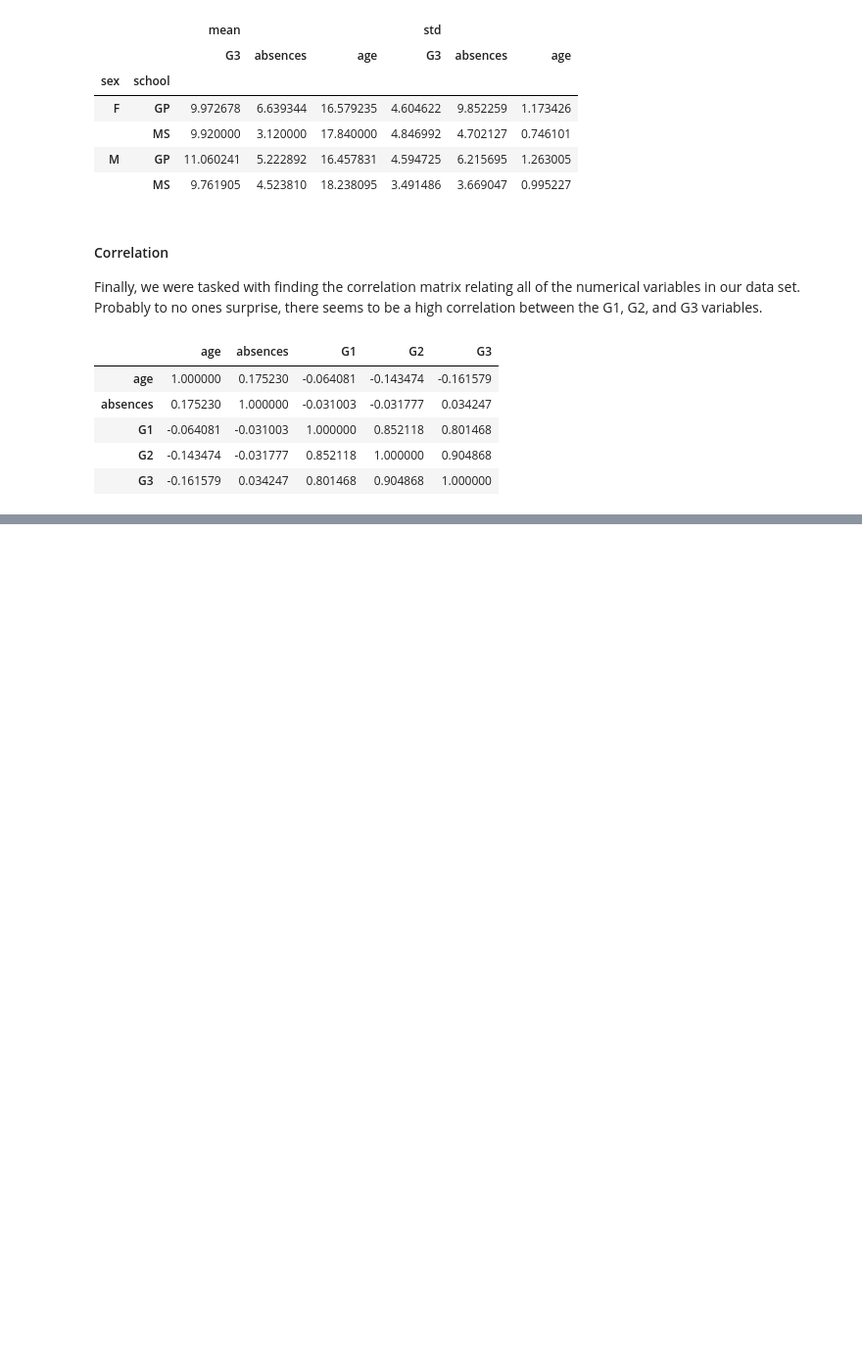
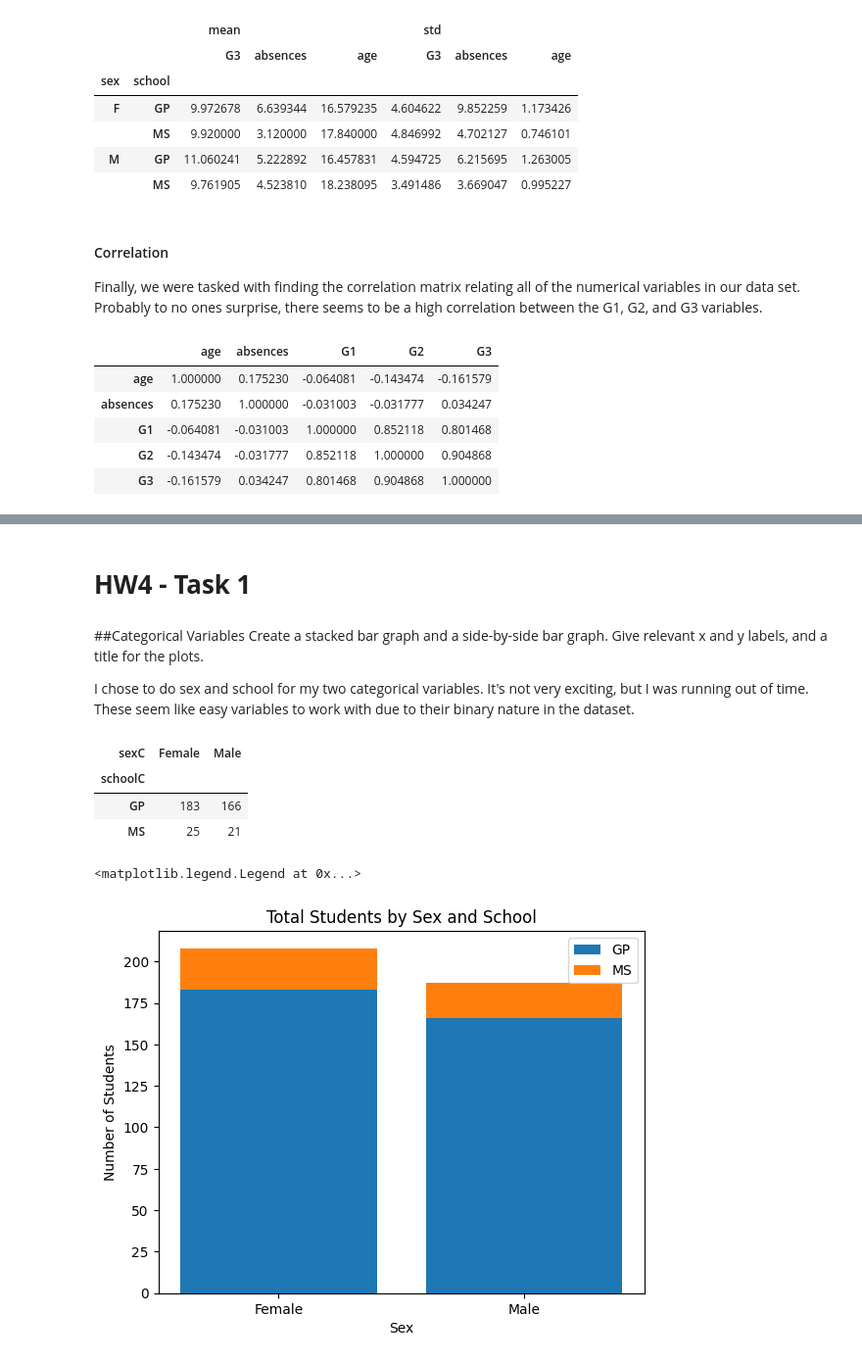
Before and after one commit to evandwh/ST554---Spring-2026---NCSU, a Jupyter notebook: Whitfield_ST554_HW4.ipynb, the cells around one changed output, grey strips where cells are left out. Shown at 98% size. Drawn from its saved outputs; the diff is of its cells as text; code cells hidden in the pictures; blank space fills up the shorter version.

```diff
--- a/Whitfield_ST554_HW4.ipynb
+++ b/Whitfield_ST554_HW4.ipynb
@@ -254,0 +262,40 @@ student_data[["age", "absences", "G1", "G2", "G3"]].corr()
+# %% [markdown]
+# **HW4 - Task 1**
+# %% [markdown]
+##Categorical Variables
+Create a stacked bar graph and a side-by-side bar graph. Give relevant x and y labels, and a title for
+the plots.
+
+I chose to do sex and school for my two categorical variables. It's not very exciting, but I was running out of time. These seem like easy variables to work with due to their binary nature in the dataset.
+# %%
+student_data["schoolC"] = student_data.school.astype("category")
+student_data["sexC"] = student_data.sex.astype("category")
+
+student_data.schoolC = student_data.schoolC.cat.rename_categories(["GP", "MS"])
+student_data.sexC = student_data.sexC.cat.rename_categories(["Female", "Male"])
+
+stack_table = pd.crosstab(student_data.schoolC, student_data.sexC)
+stack_table
+# %% [output]
+| sexC | Female | Male |
+| schoolC |  |  |
+| GP | 183 | 166 |
+| MS | 25 | 21 |
+# %%
+plt.bar(
+  x = student_data.sexC.cat.categories,
+  height = stack_table.loc["GP", :],
+  label = "GP")
+plt.bar(
+  x = student_data.sexC.cat.categories,
+  height = stack_table.loc["MS", :],
+  bottom = stack_table.loc["GP", :],
+  label = "MS"
+  )
+plt.xlabel("Sex")
+plt.ylabel("Number of Students")
+plt.title("Total Students by Sex and School")
+plt.legend(loc = 0)
+# %% [output]
+<matplotlib.legend.Legend at 0x...>
+[figure, added]
```
Also changed, not shown: parts of 30 cells of this notebook.
